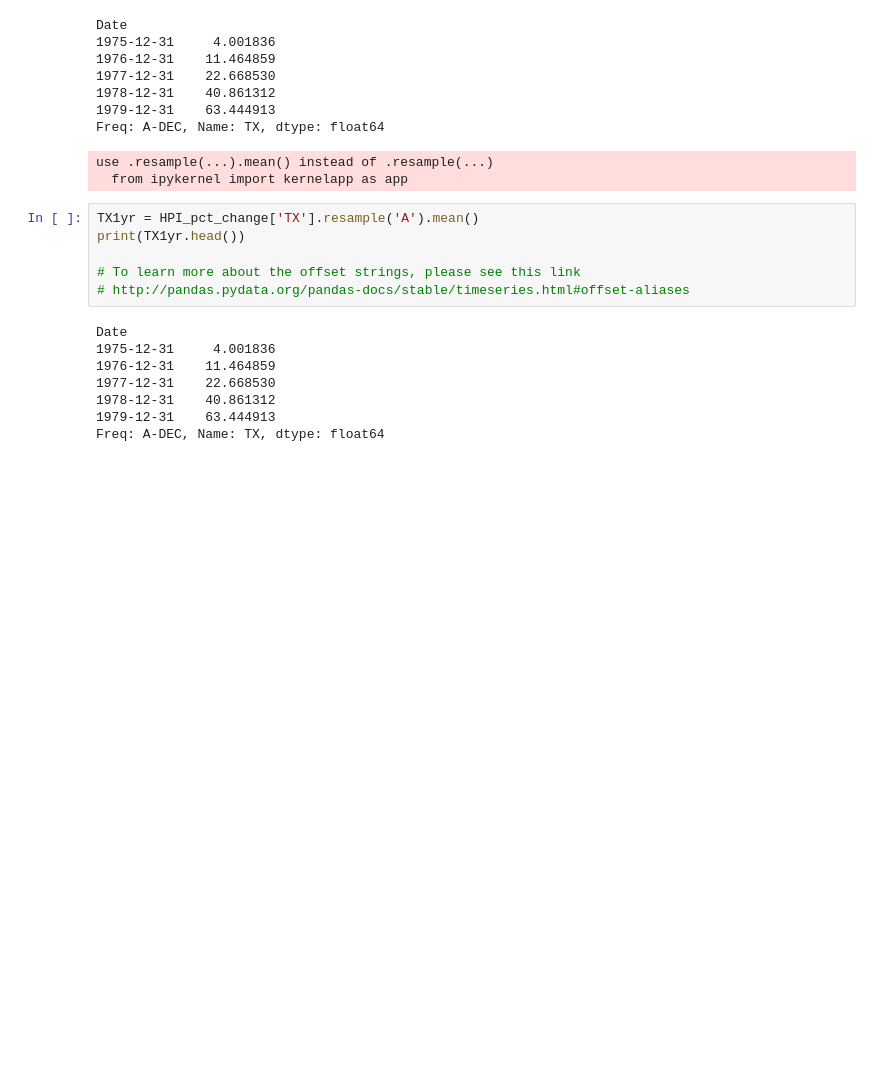
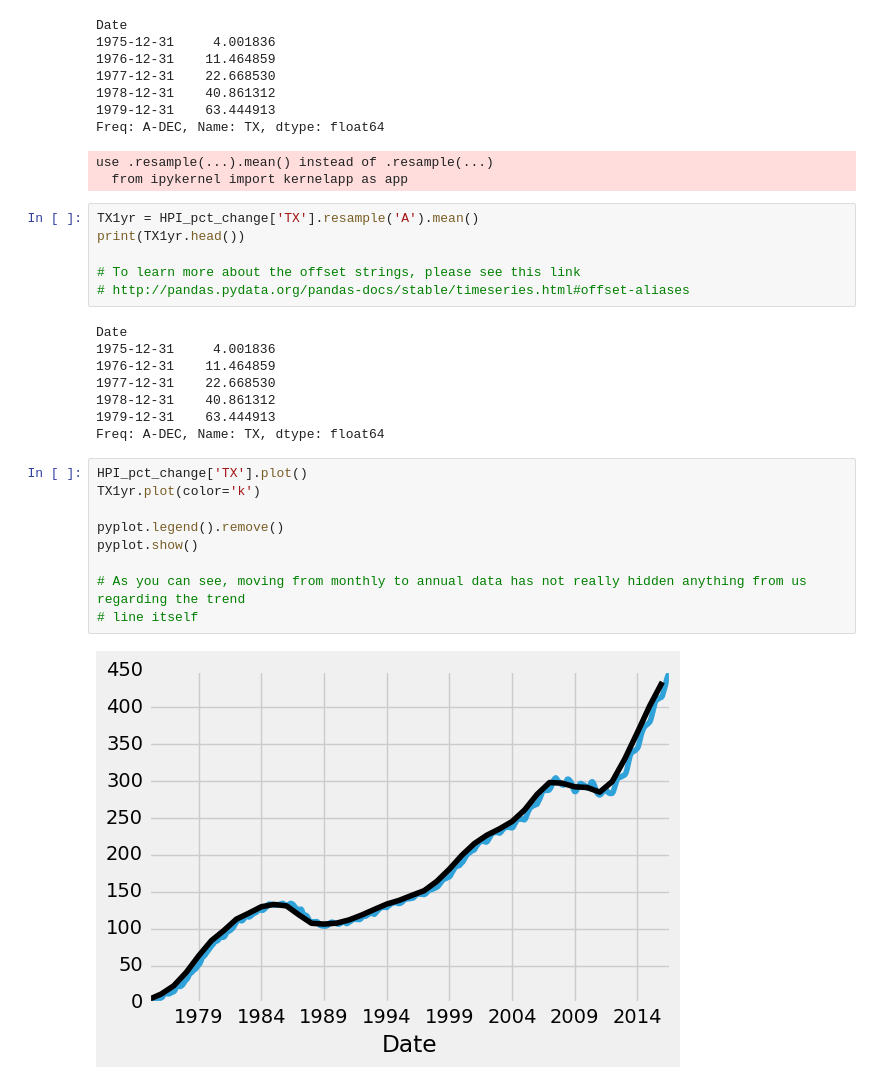
Before and after one commit to faameem/machine-learning, a Jupyter notebook: machine-learning-mastery/machine-learning-mastery-with-python-mini-course/02-get-around-in-python-numpy-matplotlib-and-pandas/pandas/python-programming-net/00-introduction.ipynb, the cells around one changed output. Cells and saved outputs as stored; diff of their text form; blank space fills up the shorter version.

```diff
--- a/machine-learning-mastery/machine-learning-mastery-with-python-mini-course/02-get-around-in-python-numpy-matplotlib-and-pandas/pandas/python-programming-net/00-introduction.ipynb
+++ b/machine-learning-mastery/machine-learning-mastery-with-python-mini-course/02-get-around-in-python-numpy-matplotlib-and-pandas/pandas/python-programming-net/00-introduction.ipynb
@@ -709,3 +709,14 @@ Date
 1978-12-31    40.861312
 1979-12-31    63.444913
 Freq: A-DEC, Name: TX, dtype: float64
+# %%
+HPI_pct_change['TX'].plot()
+TX1yr.plot(color='k')
+
+pyplot.legend().remove()
+pyplot.show()
+
+# As you can see, moving from monthly to annual data has not really hidden anything from us regarding the trend
+# line itself
+# %% [output]
+[figure, added]
```
Also changed, not shown: parts of 25 cells of this notebook, 2 other files.
